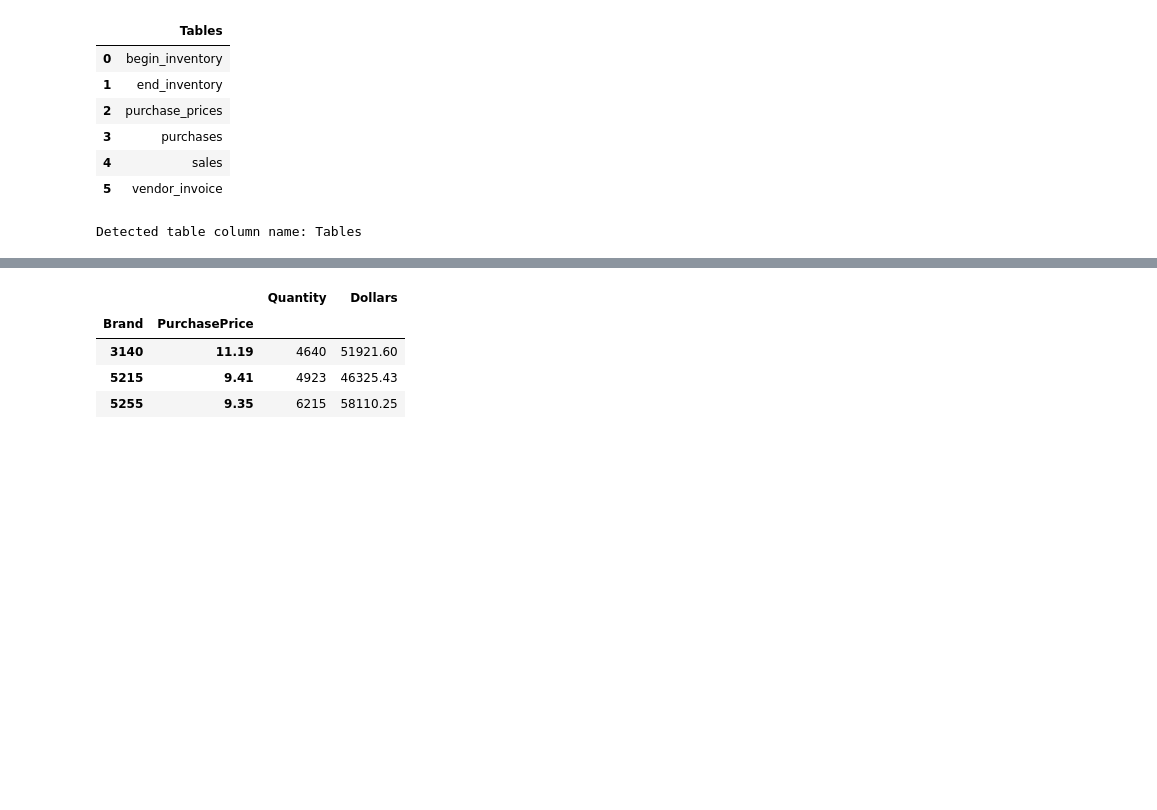
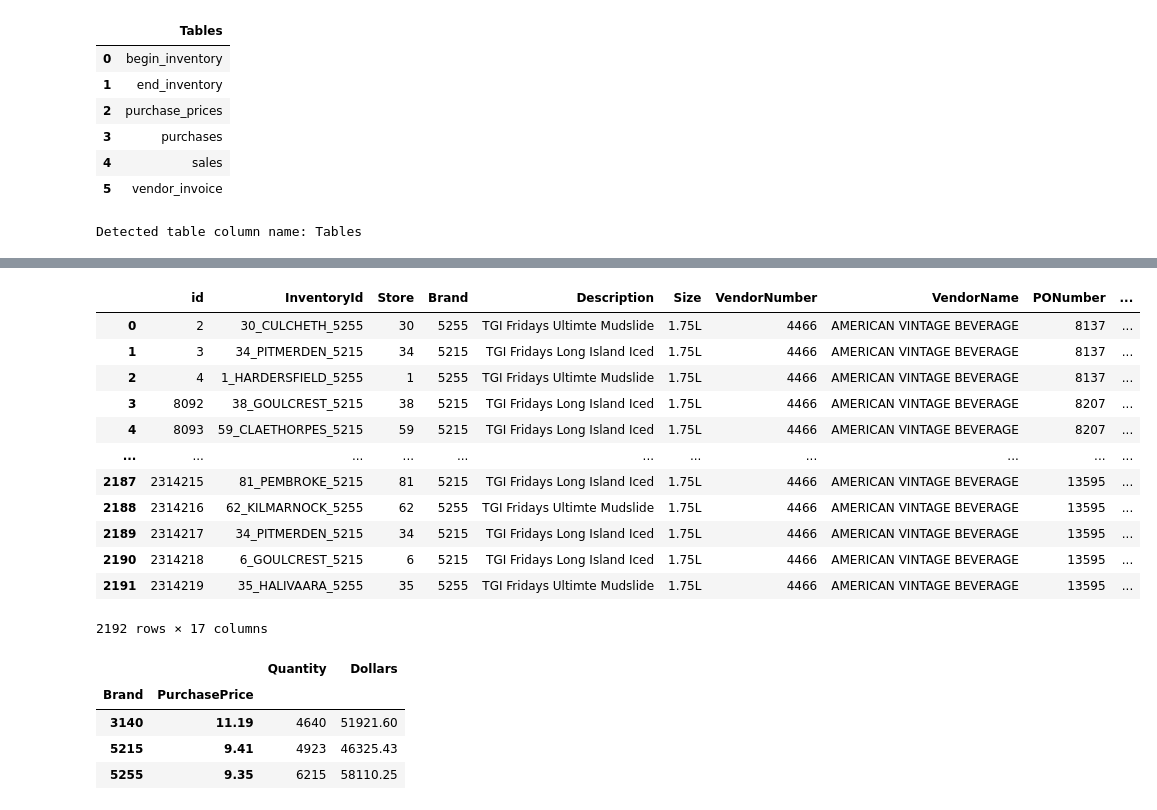
Before and after one commit to Sajal-kanwal/Vendor-Performance-Analysis, a Jupyter notebook: eda.ipynb, the cells around one changed output, grey strips where cells are left out. Saved outputs shown, nothing was run; the diff lists cells and outputs as text; code cells hidden in the pictures; blank space fills up the shorter version.

```diff
--- a/eda.ipynb
+++ b/eda.ipynb
@@ -66,4 +69,4 @@ Count of records: 12261
 # %%
 purchases = query_to_df("SELECT * FROM purchases WHERE VendorNumber = 4466;")
-display(purchases.style.set_caption("Purchases for VendorNumber 4466"))
+display(purchases)
 # %% [output]
@@ -72,3 +74,16 @@ display(purchases.style.set_caption("Purchases for VendorNumber 4466"))
+|  | id | InventoryId | Store | Brand | Description | Size | VendorNumber | VendorName | PONumber | ... |
+| 0 | 2 | 30_CULCHETH_5255 | 30 | 5255 | TGI Fridays Ultimte Mudslide | 1.75L | 4466 | AMERICAN VINTAGE BEVERAGE | 8137 | ... |
+| 1 | 3 | 34_PITMERDEN_5215 | 34 | 5215 | TGI Fridays Long Island Iced | 1.75L | 4466 | AMERICAN VINTAGE BEVERAGE | 8137 | ... |
+| 2 | 4 | 1_HARDERSFIELD_5255 | 1 | 5255 | TGI Fridays Ultimte Mudslide | 1.75L | 4466 | AMERICAN VINTAGE BEVERAGE | 8137 | ... |
+| 3 | 8092 | 38_GOULCREST_5215 | 38 | 5215 | TGI Fridays Long Island Iced | 1.75L | 4466 | AMERICAN VINTAGE BEVERAGE | 8207 | ... |
+| 4 | 8093 | 59_CLAETHORPES_5215 | 59 | 5215 | TGI Fridays Long Island Iced | 1.75L | 4466 | AMERICAN VINTAGE BEVERAGE | 8207 | ... |
+| ... | ... | ... | ... | ... | ... | ... | ... | ... | ... | ... |
+| 2187 | 2314215 | 81_PEMBROKE_5215 | 81 | 5215 | TGI Fridays Long Island Iced | 1.75L | 4466 | AMERICAN VINTAGE BEVERAGE | 13595 | ... |
+| 2188 | 2314216 | 62_KILMARNOCK_5255 | 62 | 5255 | TGI Fridays Ultimte Mudslide | 1.75L | 4466 | AMERICAN VINTAGE BEVERAGE | 13595 | ... |
+| 2189 | 2314217 | 34_PITMERDEN_5215 | 34 | 5215 | TGI Fridays Long Island Iced | 1.75L | 4466 | AMERICAN VINTAGE BEVERAGE | 13595 | ... |
+| 2190 | 2314218 | 6_GOULCREST_5215 | 6 | 5215 | TGI Fridays Long Island Iced | 1.75L | 4466 | AMERICAN VINTAGE BEVERAGE | 13595 | ... |
+| 2191 | 2314219 | 35_HALIVAARA_5255 | 35 | 5255 | TGI Fridays Ultimte Mudslide | 1.75L | 4466 | AMERICAN VINTAGE BEVERAGE | 13595 | ... |
+2192 rows × 17 columns
 # %%
 purchases.groupby(['Brand', 'PurchasePrice'])[['Quantity', 'Dollars']].sum()
 # %% [output]
```
Also changed, not shown: parts of 25 cells of this notebook.
